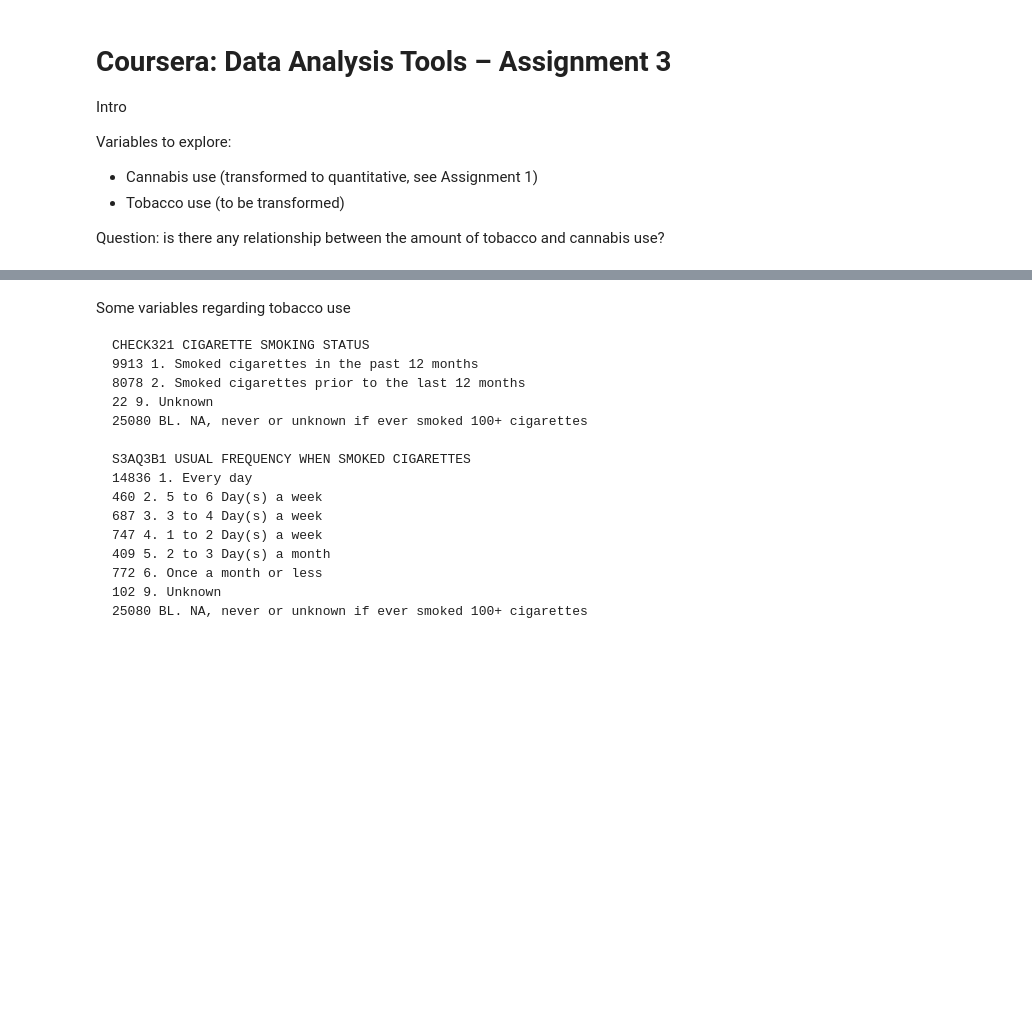
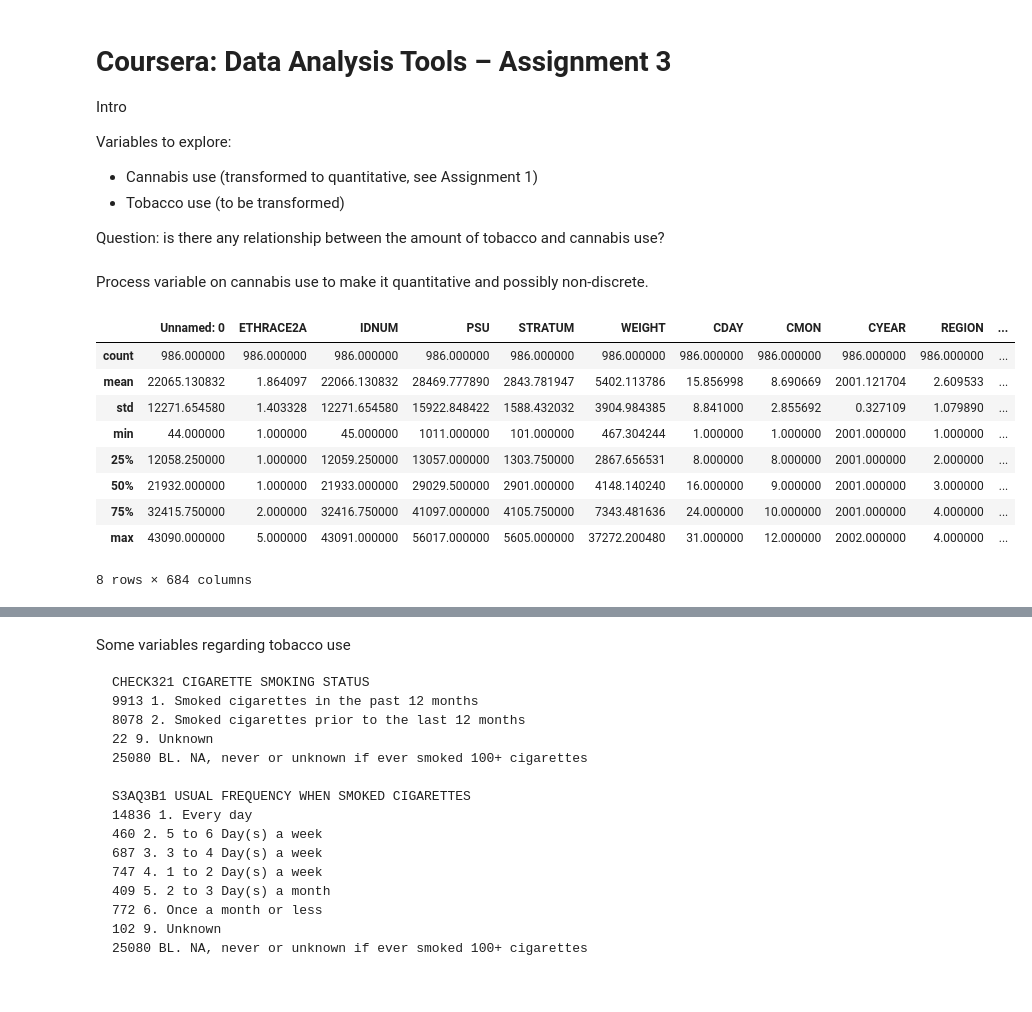
Before and after one commit to ansakoy/dai, a Jupyter notebook: dai2_dat/assignment3.ipynb, the cells around one changed output, grey strips where cells are left out. Drawn from its saved outputs; the diff is of its cells as text; code cells hidden in the pictures; blank space fills up the shorter version.

```diff
--- a/dai2_dat/assignment3.ipynb
+++ b/dai2_dat/assignment3.ipynb
@@ -18,3 +18,77 @@ NESARC = r"C:\Users\USER\Documents\Courses\Coursera\dai\datasets\nesarc\nesarc_p
 
 # Load data
 data = pd.read_csv(NESARC, low_memory=False)
+# %% [markdown]
+Process variable on cannabis use to make it quantitative and possibly non-discrete.
+# %%
+### Processing variable reflecting recent cannabis use
+
+CANNABIS_USE_12M = 'S3BD5Q2C'  # 'HOW OFTEN USED CANNABIS IN THE LAST 12 MONTHS'
+
+# Convert values to numeric
+data[CANNABIS_USE_12M] = pd.to_numeric(data[CANNABIS_USE_12M], errors='coerce')
+
+# Code reference for CANNABIS_USE_12M
+CANNABIS_USE_CAT_MAP = {
+    1: "Every day",
+    2: "Nearly every day",
+    3: "3 to 4 times a week",
+    4: "1 to 2 times a week",
+    5: "2 to 3 times a month",
+    6: "Once a month",
+    7: "7 to 11 times a year",
+    8: "3 to 6 times a year",
+    9: "2 times a year",
+    10: "Once a year",
+    99: "Unknown",
+}
+# Recode meaningful NaN (to 11, N/A) and 'Unknowns' (99 to NaN)
+data[CANNABIS_USE_12M] = data[CANNABIS_USE_12M].replace(np.NaN, 11).replace(99, np.NaN)
+# print(data[CANNABIS_USE_12M].value_counts(sort=False, dropna=False))
+
+# Recode values so that they reflect approximately number of times of cannabis use per last year, store in new column
+
+CANNABIS_USE_TIMES_MAP = {
+    1: [365, 366],
+    2: [330, 364],
+    3: [156, 208],
+    4: [52, 104],
+    5: [24, 36],
+    6: [12, 12],
+    7: [7, 11],
+    8: [3, 4],
+    9: [2, 2],
+    10: [1, 1],
+    11: [0, 0]
+}
+
+def recode_values(row):
+    raw = row[CANNABIS_USE_12M]
+    value_range = CANNABIS_USE_TIMES_MAP.get(raw)
+    if value_range:
+        return np.random.randint(value_range[0], value_range[1] + 1)
+
+CANNABIS_USE_QUANT = 'CANNABIS_USE_QUANT'
+
+data[CANNABIS_USE_QUANT] = data.apply(lambda row: recode_values(row), axis=1)
+
+# print(data[CANNABIS_USE_QUANT].value_counts(sort=False, dropna=False))
+
+TOBACCO_12M = 'CHECK321'
+
+cannabis_condition = data[CANNABIS_USE_QUANT] > 0
+tobacco_condition = data[TOBACCO_12M] == 1
+cannabis_tobacco_subset = data[cannabis_condition & tobacco_condition].copy()  # 986 observations
+
+cannabis_tobacco_subset.describe()
+# %% [output]
+|  | Unnamed: 0 | ETHRACE2A | IDNUM | PSU | STRATUM | WEIGHT | CDAY | CMON | CYEAR | REGION | ... |
+| count | 986.000000 | 986.000000 | 986.000000 | 986.000000 | 986.000000 | 986.000000 | 986.000000 | 986.000000 | 986.000000 | 986.000000 | ... |
+| mean | 22065.130832 | 1.864097 | 22066.130832 | 28469.777890 | 2843.781947 | 5402.113786 | 15.856998 | 8.690669 | 2001.121704 | 2.609533 | ... |
+| std | 12271.654580 | 1.403328 | 12271.654580 | 15922.848422 | 1588.432032 | 3904.984385 | 8.841000 | 2.855692 | 0.327109 | 1.079890 | ... |
+| min | 44.000000 | 1.000000 | 45.000000 | 1011.000000 | 101.000000 | 467.304244 | 1.000000 | 1.000000 | 2001.000000 | 1.000000 | ... |
+| 25% | 12058.250000 | 1.000000 | 12059.250000 | 13057.000000 | 1303.750000 | 2867.656531 | 8.000000 | 8.000000 | 2001.000000 | 2.000000 | ... |
+| 50% | 21932.000000 | 1.000000 | 21933.000000 | 29029.500000 | 2901.000000 | 4148.140240 | 16.000000 | 9.000000 | 2001.000000 | 3.000000 | ... |
+| 75% | 32415.750000 | 2.000000 | 32416.750000 | 41097.000000 | 4105.750000 | 7343.481636 | 24.000000 | 10.000000 | 2001.000000 | 4.000000 | ... |
+| max | 43090.000000 | 5.000000 | 43091.000000 | 56017.000000 | 5605.000000 | 37272.200480 | 31.000000 | 12.000000 | 2002.000000 | 4.000000 | ... |
+8 rows × 684 columns
```
Also changed, not shown: parts of 6 cells of this notebook.
